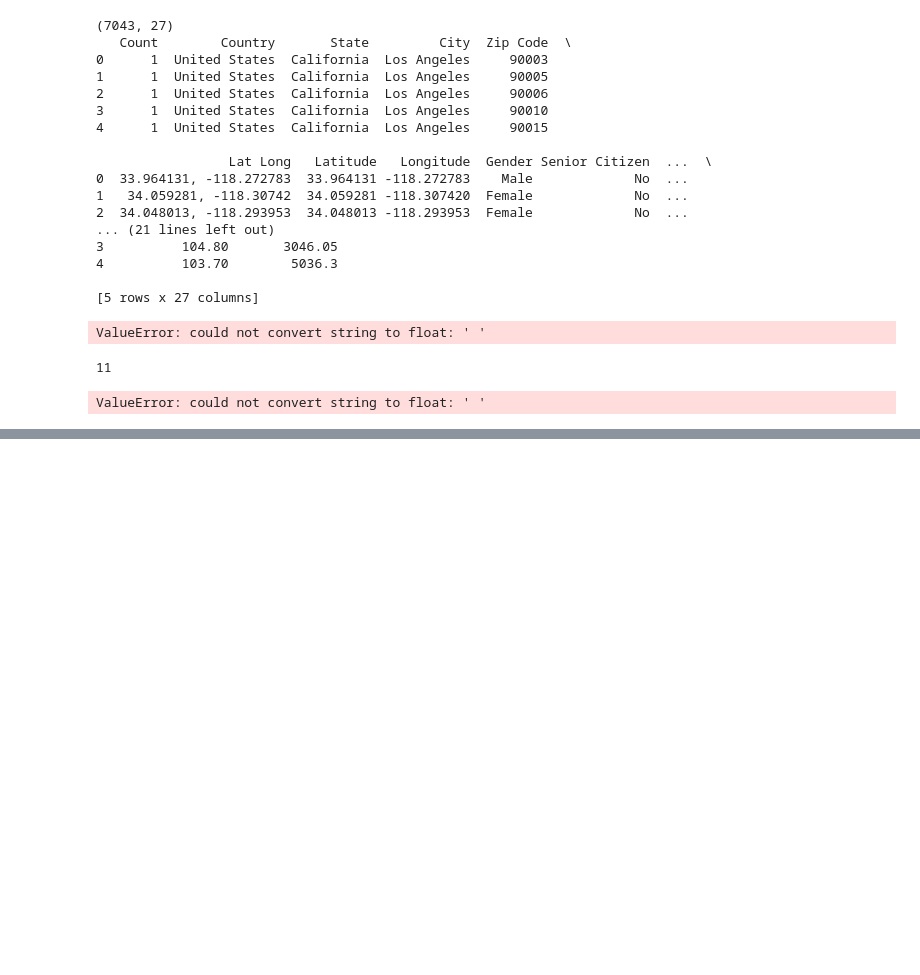
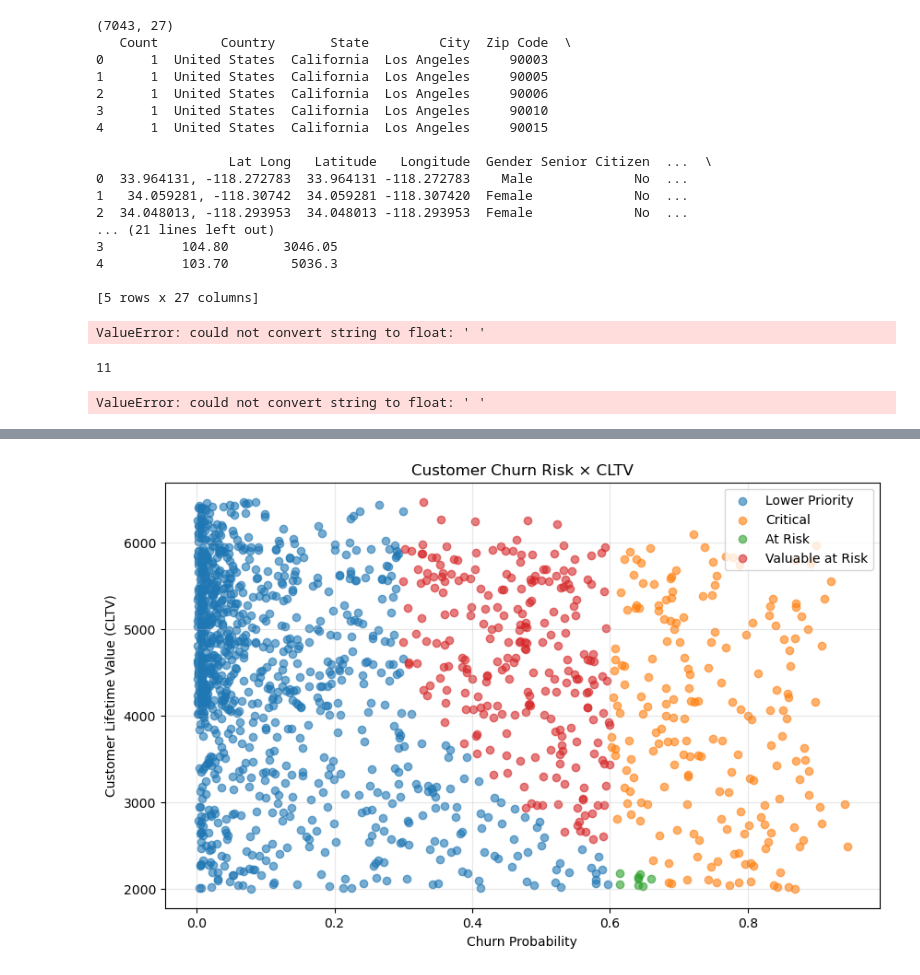
Before and after one commit to RATHICK2951/Data-Analytics---Batch10-, a Jupyter notebook: Notebook/SHAP.ipynb, the cells around one changed output, grey strips where cells are left out. Cells and saved outputs as stored; diff of their text form; code cells hidden in the pictures; blank space fills up the shorter version.

```diff
--- a/Notebook/SHAP.ipynb
+++ b/Notebook/SHAP.ipynb
@@ -147,0 +443,22 @@ ValueError: could not convert string to float: ' '
+# %%
+df_results["Retention_Segment"] = "Lower Priority"
+
+df_results.loc[
+    (df_results["Risk_Level"] == "High Risk") &
+    (df_results["Priority_Level"] == "High Priority"),
+    "Retention_Segment"
+] = "Critical"
+
+df_results.loc[
+    (df_results["Risk_Level"] == "High Risk") &
+    (df_results["Priority_Level"] != "High Priority"),
+    "Retention_Segment"
+] = "At Risk"
+
+df_results.loc[
+    (df_results["Risk_Level"] == "Medium Risk") &
+    (df_results["Priority_Level"] == "High Priority"),
+    "Retention_Segment"
+] = "Valuable at Risk"
+
+df_results["Retention_Segment"].value_counts()
@@ -147,0 +494,24 @@ ValueError: could not convert string to float: ' '
+# %%
+import matplotlib.pyplot as plt
+
+plt.figure(figsize=(10, 6))
+
+for segment in df_results["Retention_Segment"].unique():
+    subset = df_results[df_results["Retention_Segment"] == segment]
+
+    plt.scatter(
+        subset["Churn_Probability"],
+        subset["CLTV"],
+        label=segment,
+        alpha=0.6
+    )
+
+plt.xlabel("Churn Probability")
+plt.ylabel("Customer Lifetime Value (CLTV)")
+plt.title("Customer Churn Risk × CLTV")
+plt.legend()
+plt.grid(alpha=0.3)
+
+plt.show()
+# %% [output]
+[figure, added]
```
Also changed, not shown: parts of 34 cells of this notebook.
